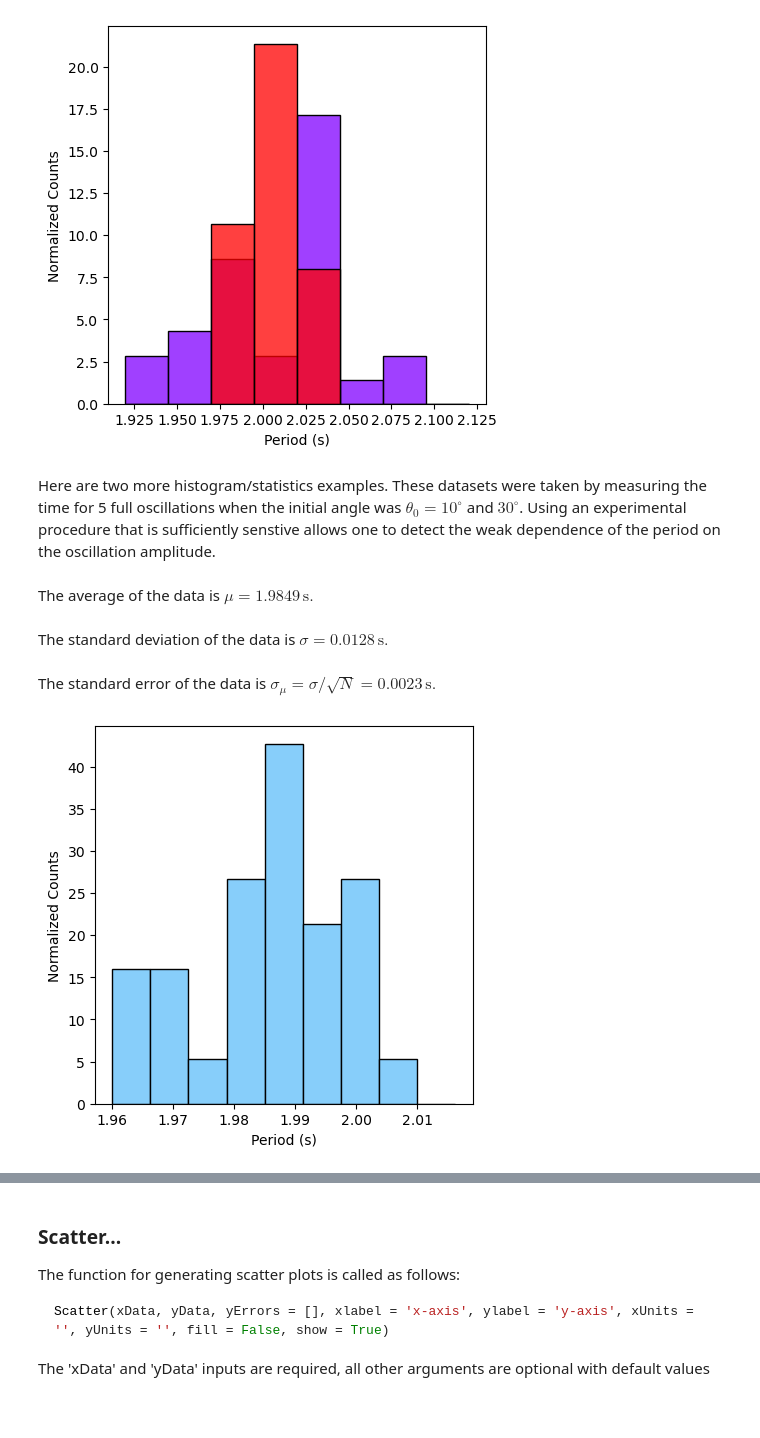
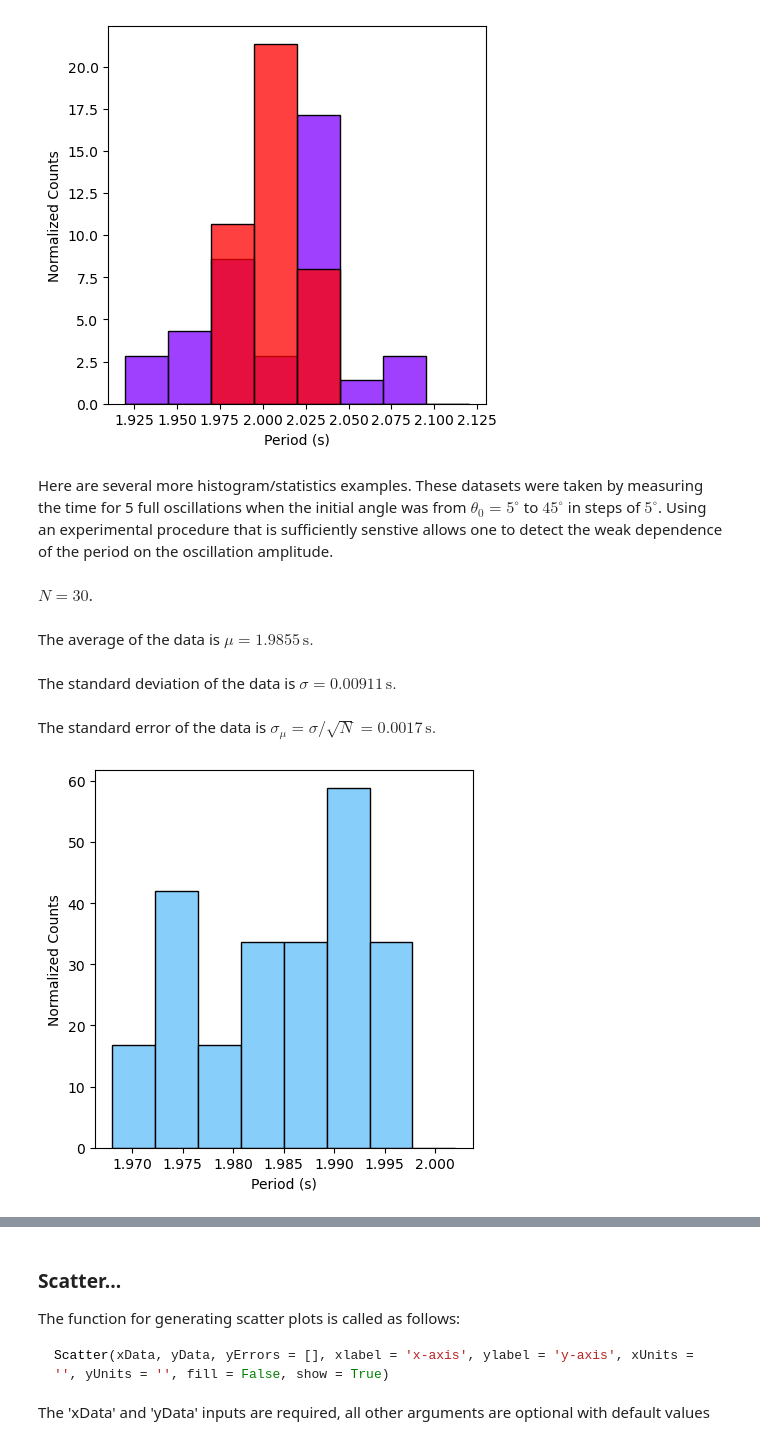
Before and after one commit to jake-bobowski/PHYS121_Functions, a Jupyter notebook: PHYS_121_Functions_demonstration.ipynb, the cells around one changed output, grey strips where cells are left out. Cells and saved outputs as stored; diff of their text form; code cells hidden in the pictures; blank space fills up the shorter version.

```diff
--- a/PHYS_121_Functions_demonstration.ipynb
+++ b/PHYS_121_Functions_demonstration.ipynb
@@ -145,15 +147,16 @@ cnts, ctrs, fig3 = PHYS121.HistOverlay([theta20a, theta20], 8, 'Period', 's', Tr
 # %% [output]
 [figure]
 # %% [markdown]
-Here are two more histogram/statistics examples.  These datasets were taken by measuring the time for 5 full oscillations when the initial angle was $\theta_0=10^\circ$ and $30^\circ$.  Using an experimental procedure that is sufficiently senstive allows one to detect the weak dependence of the period on the oscillation amplitude.
+Here are several more histogram/statistics examples.  These datasets were taken by measuring the time for 5 full oscillations when the initial angle was from $\theta_0=5^\circ$ to $45^\circ$ in steps of $5^\circ$.  Using an experimental procedure that is sufficiently senstive allows one to detect the weak dependence of the period on the oscillation amplitude.
 # %%
 import PHYS121
 import numpy as np
-theta10 = np.array([9.95, 9.85, 9.8, 10, 9.8, 9.94, 9.81, 9.96, 9.9, 9.95, 9.99, 10.05, 9.99, 9.93, 9.9, 9.94, 10, 9.96, 10, 9.98, 9.97, 9.9, 9.9, 9.93, 9.84, 9.9, 9.94, 9.88, 9.93, 9.85])/5
-cnts, ctrs, mean10, stdDev, stdError10, fig10 = PHYS121.Statistics(theta10, 8, 'Period', 's', True);
+theta05 = np.array([9.84, 9.93, 9.97, 9.90, 9.90, 9.91, 9.88, 9.93, 9.92, 9.91, 9.96, 9.95, 9.97, 9.93, 9.93, 9.87, 9.96, 10.01, 9.87, 9.96, 9.92, 9.96, 9.87, 9.96, 9.84, 9.97, 9.97, 9.87, 10.01, 9.95])/5
+cnts, ctrs, mean05, stdDev, stdError05, fig05 = PHYS121.Statistics(theta05, 8, 'Period', 's', True)
 # %% [output]
-The average of the data is $\mu = 1.9849\, \mathrm{ s }.$
+$N = 30$.
-The standard deviation of the data is $\sigma = 0.0128\, \mathrm{ s }.$
+The average of the data is $\mu = 1.9855\, \mathrm{ s }.$
-The standard error of the data is $\sigma_\mu = \sigma/\sqrt{N} = \mathrm0.0023\, \mathrm{ s }.$
+The standard deviation of the data is $\sigma = 0.00911\, \mathrm{ s }.$
+The standard error of the data is $\sigma_\mu = \sigma/\sqrt{N} = \mathrm0.0017\, \mathrm{ s }.$
-[figure, old version]
+[figure, new version]
 # %%
```
Also changed, not shown: parts of 15 cells of this notebook, 1 other file.
